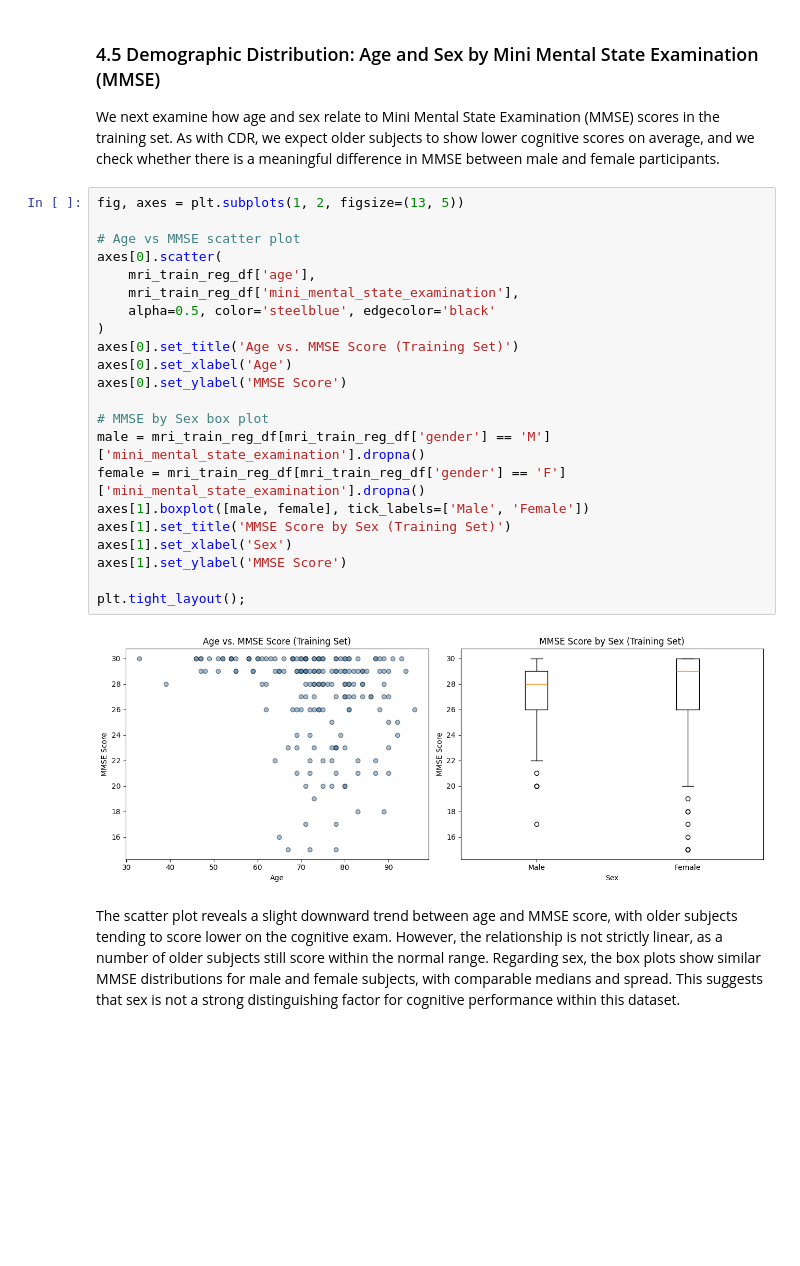
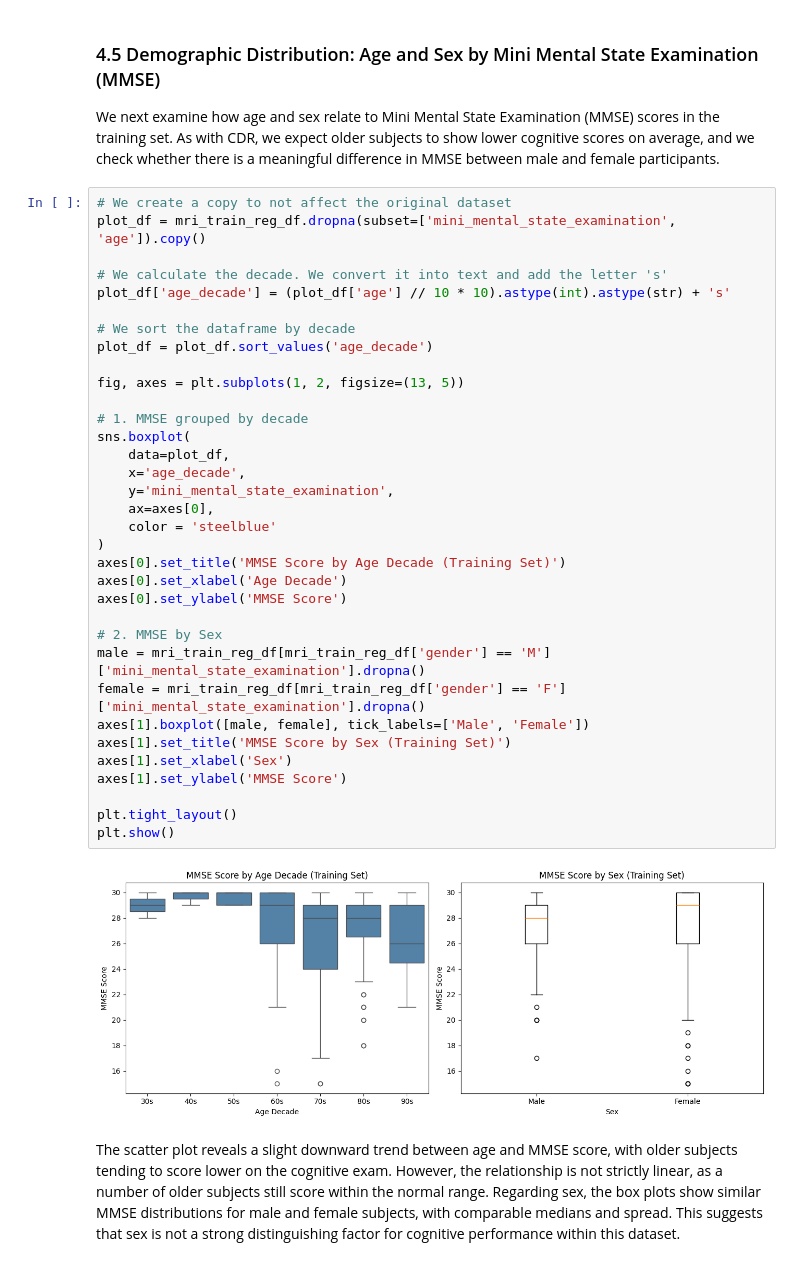
Before and after one commit to Carlos-PC05/FinalProjectCS-362, a Jupyter notebook: FinalReport_SP26_RV_PC_MASTERFILE.ipynb, the cells around one changed output. Cells and saved outputs as stored; diff of their text form; blank space fills up the shorter version.

```diff
--- a/FinalReport_SP26_RV_PC_MASTERFILE.ipynb
+++ b/FinalReport_SP26_RV_PC_MASTERFILE.ipynb
@@ -756,29 +764,41 @@ However, the education level mean when the clinical dementia rating is 0 is high
 
 We next examine how age and sex relate to Mini Mental State Examination (MMSE) scores in the training set. As with CDR, we expect older subjects to show lower cognitive scores on average, and we check whether there is a meaningful difference in MMSE between male and female participants.
 # %%
+# We create a copy to not affect the original dataset
+plot_df = mri_train_reg_df.dropna(subset=['mini_mental_state_examination', 'age']).copy()
+
+# We calculate the decade. We convert it into text and add the letter 's'
+plot_df['age_decade'] = (plot_df['age'] // 10 * 10).astype(int).astype(str) + 's'
+
+# We sort the dataframe by decade
+plot_df = plot_df.sort_values('age_decade')
+
 fig, axes = plt.subplots(1, 2, figsize=(13, 5))
 
-# Age vs MMSE scatter plot
-axes[0].scatter(
-    mri_train_reg_df['age'],
-    mri_train_reg_df['mini_mental_state_examination'],
-    alpha=0.5, color='steelblue', edgecolor='black'
+# 1. MMSE grouped by decade
+sns.boxplot(
+    data=plot_df,
+    x='age_decade',
+    y='mini_mental_state_examination',
+    ax=axes[0],
+    color = 'steelblue'
 )
-axes[0].set_title('Age vs. MMSE Score (Training Set)')
-axes[0].set_xlabel('Age')
+axes[0].set_title('MMSE Score by Age Decade (Training Set)')
+axes[0].set_xlabel('Age Decade')
 axes[0].set_ylabel('MMSE Score')
 
-# MMSE by Sex box plot
+# 2. MMSE by Sex
 male = mri_train_reg_df[mri_train_reg_df['gender'] == 'M']['mini_mental_state_examination'].dropna()
 female = mri_train_reg_df[mri_train_reg_df['gender'] == 'F']['mini_mental_state_examination'].dropna()
 axes[1].boxplot([male, female], tick_labels=['Male', 'Female'])
 axes[1].set_title('MMSE Score by Sex (Training Set)')
 axes[1].set_xlabel('Sex')
 axes[1].set_ylabel('MMSE Score')
 
-plt.tight_layout();
+plt.tight_layout()
+plt.show()
 # %% [output]
-[figure, old version]
+[figure, new version]
 # %% [markdown]
 The scatter plot reveals a slight downward trend between age and MMSE score, with older subjects tending to score lower on the cognitive exam. However, the relationship is not strictly linear, as a number of older subjects still score within the normal range. Regarding sex, the box plots show similar MMSE distributions for male and female subjects, with comparable medians and spread. This suggests that sex is not a strong distinguishing factor for cognitive performance within this dataset.
 # %% [markdown]
```
Also changed, not shown: parts of 6 cells of this notebook.
